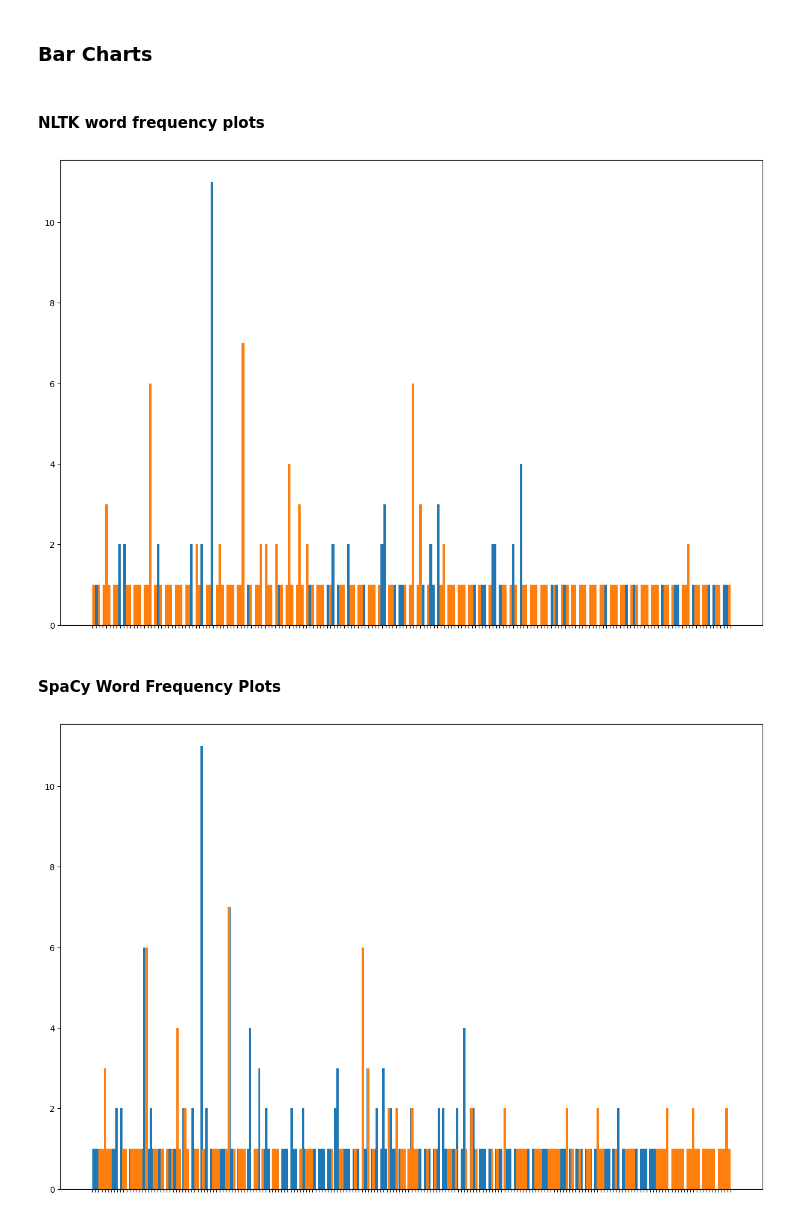
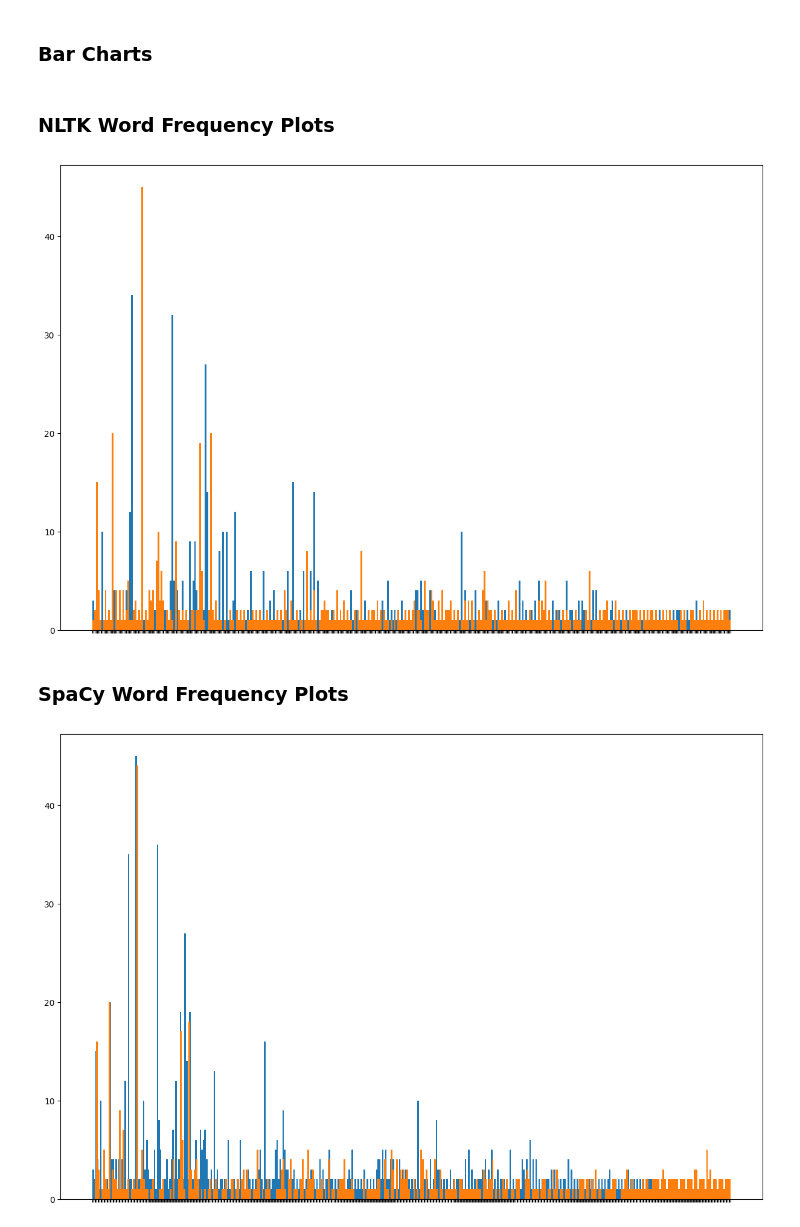
Before and after one commit to rcwaterman/DSE6212, a Jupyter notebook: Module 1/Module_1_Assignment_Text_Preprocessing.ipynb, the cells around one changed output. Saved outputs shown, nothing was run; the diff lists cells and outputs as text; code cells hidden in the pictures.

```diff
--- a/Module 1/Module_1_Assignment_Text_Preprocessing.ipynb
+++ b/Module 1/Module_1_Assignment_Text_Preprocessing.ipynb
@@ -71,6 +86,6 @@ Load the SMS Spam dataset and select the first 10 messages for tokenization.
 # %%
-messages_to_tokenize = sms_data["message"].head(10).values
-messages_to_tokenize
+messages_to_tokenize = sms_data["message"].head(50).values
+messages_to_tokenize[0:5]
 # %% [output]
 array(['Go until jurong point, crazy.. Available only in bugis n great world la e buffet... Cine there got amore wat...',
        'Ok lar... Joking wif u oni...',
@@ -210,0 +221,12 @@ I am not too familiar with regex, so I will fall back on the lab for this portio
+# %%
+emoji_pattern = re.compile(
+    "["
+    "\\U0001F600-\\U0001F64F"  # emoticons
+    "\\U0001F300-\\U0001F5FF"  # symbols & pictographs
+    "\\U0001F680-\\U0001F6FF"  # transport & map symbols
+    "\\U0001F1E0-\\U0001F1FF"  # flags (iOS)
+    "\\U00002702-\\U000027B0"
+    "\\U000024C2-\\U0001F251"
+    "]+", flags=re.UNICODE
+)
+cleaned_text = emoji_pattern.sub(r'', "".join(messages_to_tokenize))
@@ -211,4 +235,4 @@ I am not too familiar with regex, so I will fall back on the lab for this portio
 # %%
-regex_tokens = re.findall(r"\b\w+(?:-\w+)*(?:'t|n't|'re|'ve|'ll|'d|'s)?\b", (" ").join(messages_to_tokenize))
+regex_tokens = re.findall(r"\b\w+(?:-\w+)*(?:!|'t|n't|'re|'ve|'ll|'d|'s)?\b", cleaned_text)
 len(regex_tokens)
 # %% [output]
@@ -433,37 +506,37 @@ len(filtered_words_custom_spacy)
 ### Bar Charts
 # %%
 import matplotlib.pyplot as plt
-# %% [markdown]
-#### NLTK word frequency plots
+# %% [markdown]
+### NLTK Word Frequency Plots
 # %%
 fig, ax = plt.subplots(figsize=(15,10))
 
-ax.hist(nltk_tokens_2, bins=len(nltk_tokens_2))
-ax.hist(nltk_tokens_without_stopwords_custom, bins=len(nltk_tokens_2))
+ax.hist(nltk_tokens_2, bins=int(len(nltk_tokens_2)/3))
+ax.hist(nltk_tokens_without_stopwords_custom, bins=int(len(nltk_tokens_2)/3))
 
 # Remove the x-axis labels
 ax.set_xticklabels([])
 
 plt.show()
 # %% [output]
-[figure, old version]
+[figure, new version]
 # %% [markdown]
-#### SpaCy Word Frequency Plots
+### SpaCy Word Frequency Plots
 # %%
 spacy_message = nlp((" ").join(messages_to_tokenize))
 spacy_tokens = [token.text for token in spacy_message]
 
 fig, ax = plt.subplots(figsize=(15,10))
 
-ax.hist(spacy_tokens, bins=len(spacy_tokens))
-ax.hist(filtered_words_with_custom_spacy, bins=len(spacy_tokens))
+ax.hist(spacy_tokens, bins=int(len(spacy_tokens)/3))
+ax.hist(filtered_words_with_custom_spacy, bins=int(len(spacy_tokens)/3))
 
 # Remove the x-axis labels
 ax.set_xticklabels([])
 
 plt.show()
 # %% [output]
-[figure, old version]
+[figure, new version]
 # %%
 # Check the change in vocabulary for NLTK
 print('Before stop word removal:')
```
Also changed, not shown: parts of 65 cells of this notebook, 4 other files.
